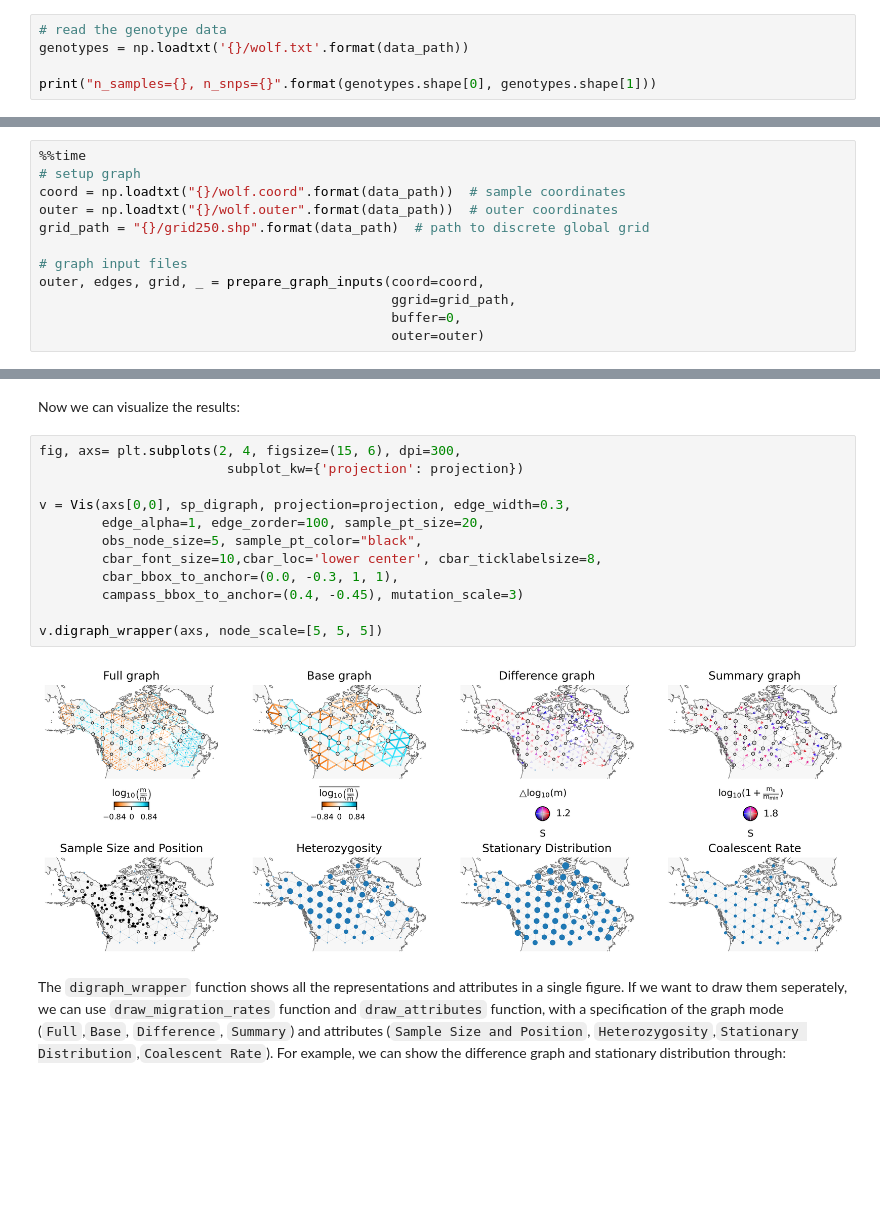
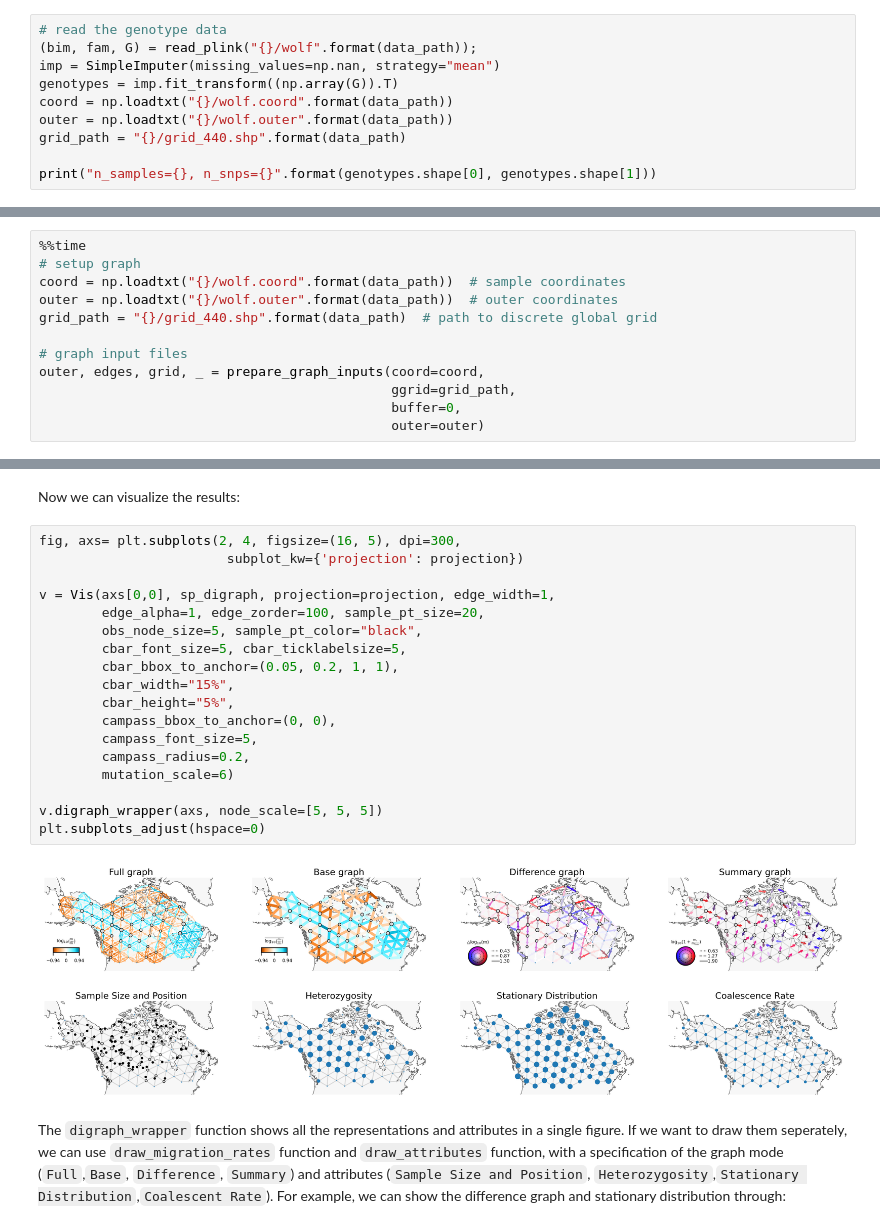
Before and after one commit to ShenHaotv/frame, a Jupyter notebook: docsrc/Example.ipynb, the cells around one changed output, grey strips where cells are left out. Saved outputs shown, nothing was run; the diff lists cells and outputs as text; blank space fills up the shorter version.

```diff
--- a/docsrc/Example.ipynb
+++ b/docsrc/Example.ipynb
@@ -33,6 +33,11 @@ Next we read the genotype data:
 # %%
 # read the genotype data
-genotypes = np.loadtxt('{}/wolf.txt'.format(data_path))
+(bim, fam, G) = read_plink("{}/wolf".format(data_path));
+imp = SimpleImputer(missing_values=np.nan, strategy="mean")
+genotypes = imp.fit_transform((np.array(G)).T)
+coord = np.loadtxt("{}/wolf.coord".format(data_path))
+outer = np.loadtxt("{}/wolf.outer".format(data_path))
+grid_path = "{}/grid_440.shp".format(data_path)
 
 print("n_samples={}, n_snps={}".format(genotypes.shape[0], genotypes.shape[1]))
 # %% [output]
@@ -55,7 +54,7 @@ Here we'll show off the later option. We read the sample coordinates, coordinate
 # setup graph
 coord = np.loadtxt("{}/wolf.coord".format(data_path))  # sample coordinates
 outer = np.loadtxt("{}/wolf.outer".format(data_path))  # outer coordinates
-grid_path = "{}/grid250.shp".format(data_path)  # path to discrete global grid
+grid_path = "{}/grid_440.shp".format(data_path)  # path to discrete global grid
 
 # graph input files
 outer, edges, grid, _ = prepare_graph_inputs(coord=coord,
@@ -198,19 +197,25 @@ Wall time: 1min 17s
 # %% [markdown]
 Now we can visualize the results:
 # %%
-fig, axs= plt.subplots(2, 4, figsize=(15, 6), dpi=300,
+fig, axs= plt.subplots(2, 4, figsize=(16, 5), dpi=300,
                         subplot_kw={'projection': projection})
 
-v = Vis(axs[0,0], sp_digraph, projection=projection, edge_width=0.3,
+v = Vis(axs[0,0], sp_digraph, projection=projection, edge_width=1,
         edge_alpha=1, edge_zorder=100, sample_pt_size=20,
         obs_node_size=5, sample_pt_color="black",
-        cbar_font_size=10,cbar_loc='lower center', cbar_ticklabelsize=8,
-        cbar_bbox_to_anchor=(0.0, -0.3, 1, 1),
-        campass_bbox_to_anchor=(0.4, -0.45), mutation_scale=3)
+        cbar_font_size=5, cbar_ticklabelsize=5,
+        cbar_bbox_to_anchor=(0.05, 0.2, 1, 1),
+        cbar_width="15%",
+        cbar_height="5%",
+        campass_bbox_to_anchor=(0, 0),
+        campass_font_size=5,
+        campass_radius=0.2,
+        mutation_scale=6)
 
 v.digraph_wrapper(axs, node_scale=[5, 5, 5])
+plt.subplots_adjust(hspace=0)
 # %% [output]
-[figure, old version]
+[figure, new version]
 # %% [markdown]
 The `digraph_wrapper` function shows all the representations and attributes in a single figure. If we want to draw them seperately, we can use `draw_migration_rates` function and `draw_attributes` function, with a specification of the graph mode (`Full`,`Base`,  `Difference`, `Summary`) and attributes (`Sample Size and Position`, `Heterozygosity`,`Stationary Distribution`,`Coalescent Rate`). For example, we can show the difference graph and stationary distribution through:
 # %%
```
Also changed, not shown: parts of 16 cells of this notebook.
